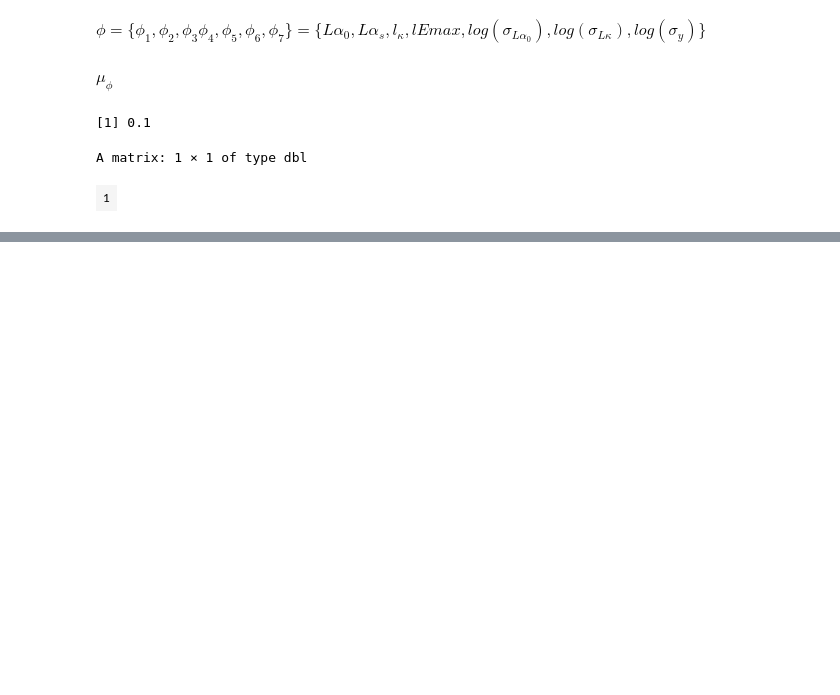
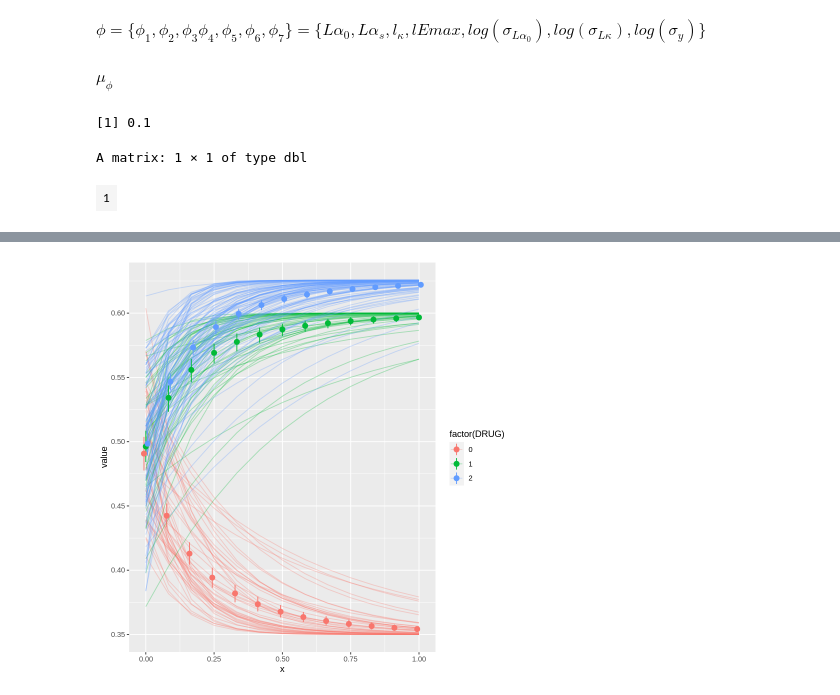
Before and after one commit to hublun/Bayesian_Aggregation_Average_Data, a Jupyter notebook: PKPD_BAAD_2024_2_1 copy.ipynb, the cells around one changed output, grey strips where cells are left out. Cells and saved outputs as stored; diff of their text form; code cells hidden in the pictures; blank space fills up the shorter version.

```diff
--- a/PKPD_BAAD_2024_2_1 copy.ipynb
+++ b/PKPD_BAAD_2024_2_1 copy.ipynb
@@ -145,0 +320,2 @@ inv_valogit(Lalpha_s + exp(lEmax + delta)) ## drug=2 t=inf
+# %%
+ysim       <- sim_posterior(subj, evaluate_model, TRUE)
@@ -145,0 +326,2 @@ inv_valogit(Lalpha_s + exp(lEmax + delta)) ## drug=2 t=inf
+# %%
+ysim_prime <- sim_posterior(subj_prime, evaluate_model, TRUE)
@@ -145,0 +378,7 @@ inv_valogit(Lalpha_s + exp(lEmax + delta)) ## drug=2 t=inf
+# %%
+M <- arrange(melt(ysim), id, k)
+Mp <- arrange(melt(ysim_prime), id, k)
+M$x <- x[M$k]
+Mp$x<- x_prime[Mp$k]
+
+M <- merge(rbind(M,Mp), subj_tot, by="id")
@@ -145,0 +407,9 @@ inv_valogit(Lalpha_s + exp(lEmax + delta)) ## drug=2 t=inf
+# %%
+# ## look at the simulated means
+plm <- ggplot(M, aes(x, value, group=id, colour=factor(DRUG))) +
+        geom_line(alpha=0.3) +
+        stat_summary(aes(group=DRUG), fun.data = "mean_cl_boot", position=position_dodge(width=0.02))
+# %%
+plm
+# %% [output]
+[figure, added]
```
Also changed, not shown: parts of 29 cells of this notebook, 4 other files.
